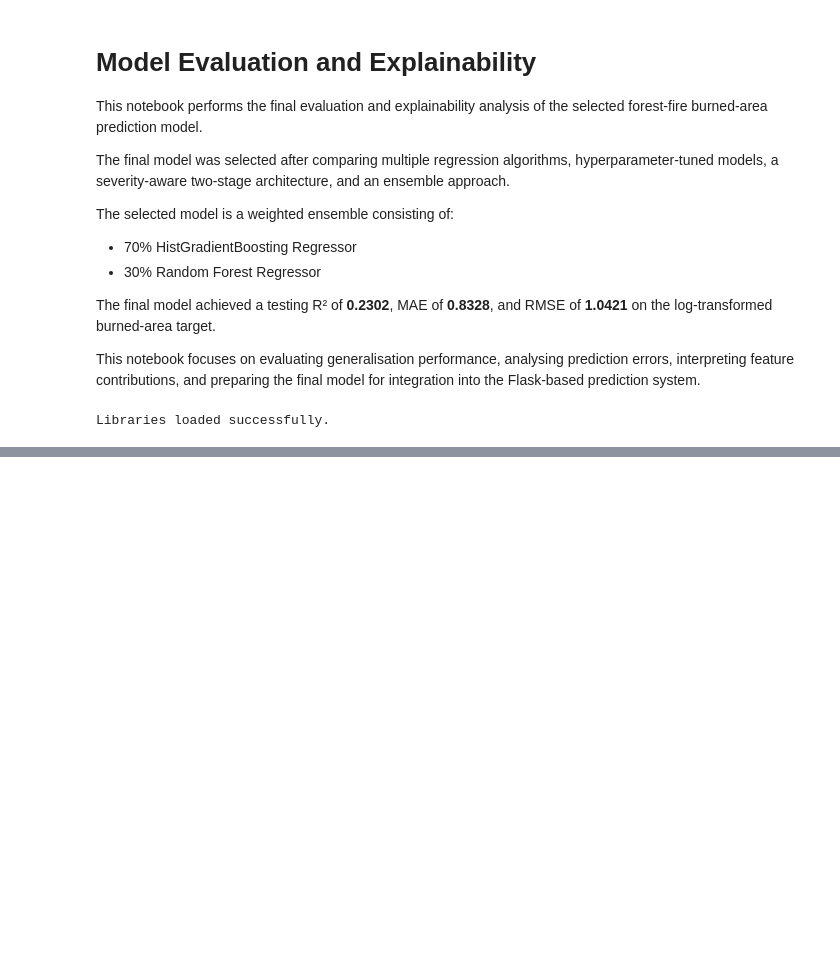
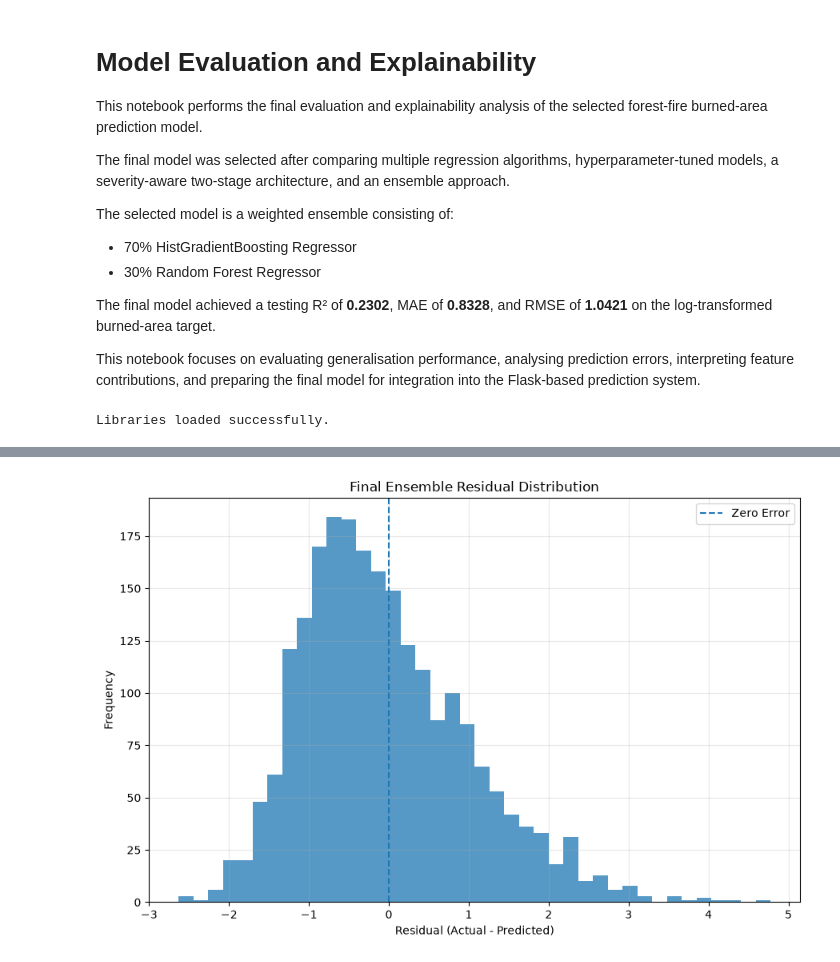
Before and after one commit to mraznyrazeek/ML-Based-Forest-Fire-Prediction-Project, a Jupyter notebook: backend/notebooks/04_model_evaluation_explainability.ipynb, the cells around one changed output, grey strips where cells are left out. Cells and saved outputs as stored; diff of their text form; code cells hidden in the pictures; blank space fills up the shorter version.

```diff
--- a/backend/notebooks/04_model_evaluation_explainability.ipynb
+++ b/backend/notebooks/04_model_evaluation_explainability.ipynb
@@ -46,0 +366,16 @@ Libraries loaded successfully.
+# %%
+# RESIDUAL / ERROR ANALYSIS
+
+residuals = y_test - final_test_predictions
+
+error_analysis = pd.DataFrame({
+    "Actual": y_test.values,
+    "Predicted": final_test_predictions,
+    "Residual": residuals.values,
+    "Absolute_Error": np.abs(residuals.values)
+})
+
+print("Residual analysis created.")
+
+print("\nResidual statistics:")
+print(error_analysis["Residual"].describe())
@@ -46,0 +425,28 @@ Libraries loaded successfully.
+# %%
+# RESIDUAL DISTRIBUTION
+
+plt.figure(figsize=(9, 6))
+
+plt.hist(
+    residuals,
+    bins=40,
+    alpha=0.75
+)
+
+plt.axvline(
+    0,
+    linestyle="--",
+    label="Zero Error"
+)
+
+plt.xlabel("Residual (Actual - Predicted)")
+plt.ylabel("Frequency")
+plt.title("Final Ensemble Residual Distribution")
+
+plt.legend()
+plt.grid(True, alpha=0.3)
+
+plt.tight_layout()
+plt.show()
+# %% [output]
+[figure, added]
```
Also changed, not shown: parts of 36 cells of this notebook.
